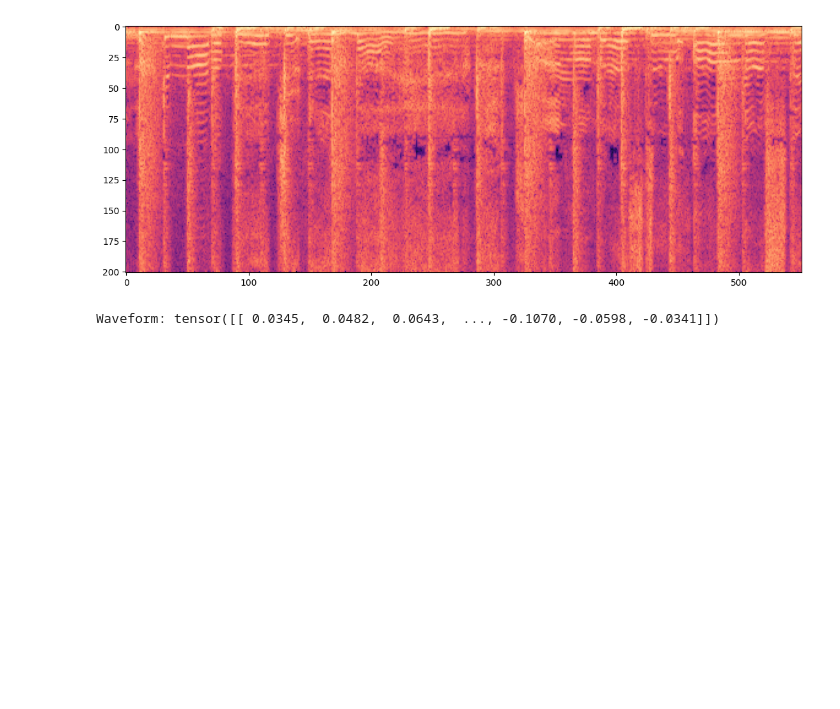
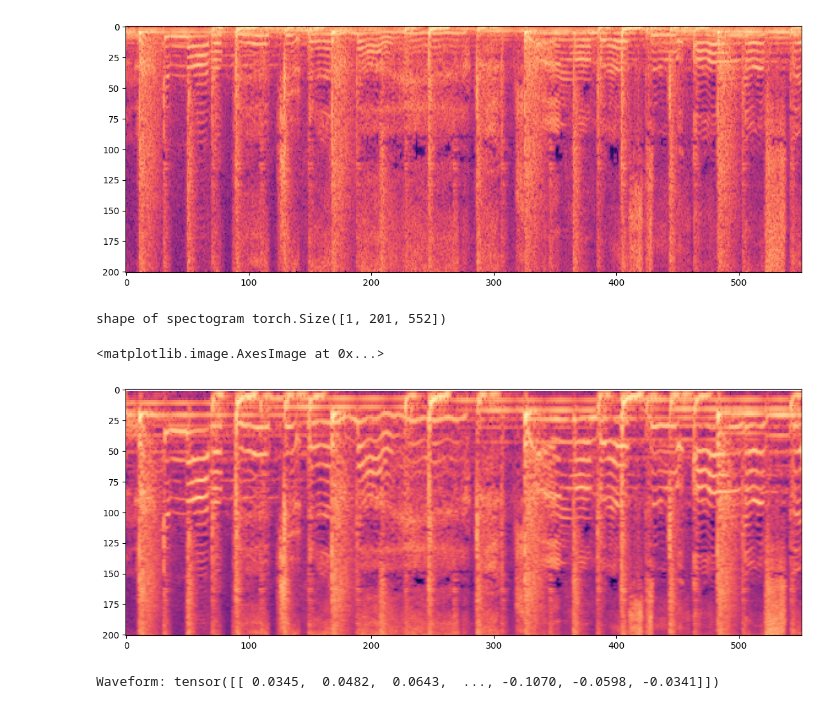
Before and after one commit to IgnacioPardo/TP4_TDVI, a Jupyter notebook: src/TP5_clasificador_musica_M5.ipynb, the cells around one changed output. Saved outputs shown, nothing was run; the diff lists cells and outputs as text; code cells hidden in the pictures; blank space fills up the shorter version.

```diff
--- a/src/TP5_clasificador_musica_M5.ipynb
+++ b/src/TP5_clasificador_musica_M5.ipynb
@@ -108,7 +110,6 @@ class MusicDataset(Dataset):
         for c in classes:
           self.files = self.files + [fname for fname in os.listdir(os.path.join(root,c)) if fname.endswith('.wav')]
         self.classes = list(set(parse_genres(fname) for fname in self.files))
-        #self.transform = transform
 
     def __len__(self):
         return len(self.files)
@@ -122,9 +123,12 @@ class MusicDataset(Dataset):
         class_idx = self.classes.index(genre)
         audio = torchaudio.load(fpath)[0]
 
-        out = tt.Spectrogram()(audio)
+        spectogram = tt.Spectrogram()(audio)
 
-        return out, class_idx
+        # MelSpectrogram tt.MelSpectrogram(sample_rate=samplerate, n_fft=1024, hop_length=512, n_mels=128)(audio)
+        mel_spectogram = tt.MelSpectrogram(sample_rate=samplerate, n_fft=1024, hop_length=200, n_mels=201)(audio)
+
+        return audio, spectogram, mel_spectogram, class_idx
 
     def __repr__(self):
         fmt_str = 'Dataset ' + self.__class__.__name__ + '\n'
@@ -145,7 +149,7 @@ train_size = len(dataset) - val_size - test_size
 train_ds, val_ds, test_ds = random_split(dataset, [train_size, val_size, test_size])
 len(train_ds), len(val_ds), len(test_ds)
 
-batch_size = 20
+batch_size = 10
 
 train_dl = DataLoader(train_ds, batch_size, shuffle=True, pin_memory=True)
 valid_dl = DataLoader(val_ds, batch_size*2, pin_memory=True)
@@ -165,23 +169,38 @@ sample[0].shape, sample[1].shape
 # %% [markdown]
 ### 3. Visualización de los archivos
 # %%
-waveform, label = dataset[0]
+waveform, spectogram, mel_spectogram, label = dataset[0]
 wf_shape = waveform.shape
 
 print("shape of waveform {}, sample rate with {}, label is {} ".format(wf_shape, samplerate, label))
 
-specgram = tt.Spectrogram()(waveform)
-
-print("shape of spectogram {}".format(specgram.size()))
+print("shape of spectogram {}".format(spectogram.size()))
 
 plt.figure(figsize=(20, 5))
 
-plt.imshow(specgram.log2()[0,:,:].numpy(),cmap='magma')
+plt.imshow(spectogram.log2()[0,:,:].numpy(),cmap='magma')
 # %% [output]
 shape of waveform torch.Size([1, 110250]), sample rate with 22050, label is 4
 shape of spectogram torch.Size([1, 201, 552])
 <matplotlib.image.AxesImage at 0x...>
 [figure]
+# %%
+# MelSpectrogram
+# waveform, _, label = dataset[0]
+
+# mel_spectogram = tt.MelSpectrogram(sample_rate=samplerate, n_fft=1024, hop_length=512, n_mels=128)(waveform)
+# To make it have twice the resolution
+mel_spectogram = tt.MelSpectrogram(sample_rate=samplerate, n_fft=1024, hop_length=200, n_mels=201)(waveform)
+
+print("shape of spectogram {}".format(mel_spectogram.size()))
+
+plt.figure(figsize=(20, 5))
+
+plt.imshow(mel_spectogram.log2()[0,:,:].numpy(),cmap='magma')
+# %% [output]
+shape of spectogram torch.Size([1, 201, 552])
+<matplotlib.image.AxesImage at 0x...>
+[figure, added]
 # %%
 print("Waveform: {}\n".format(waveform))
 
```
Also changed, not shown: parts of 11 cells of this notebook, 1 other file.
